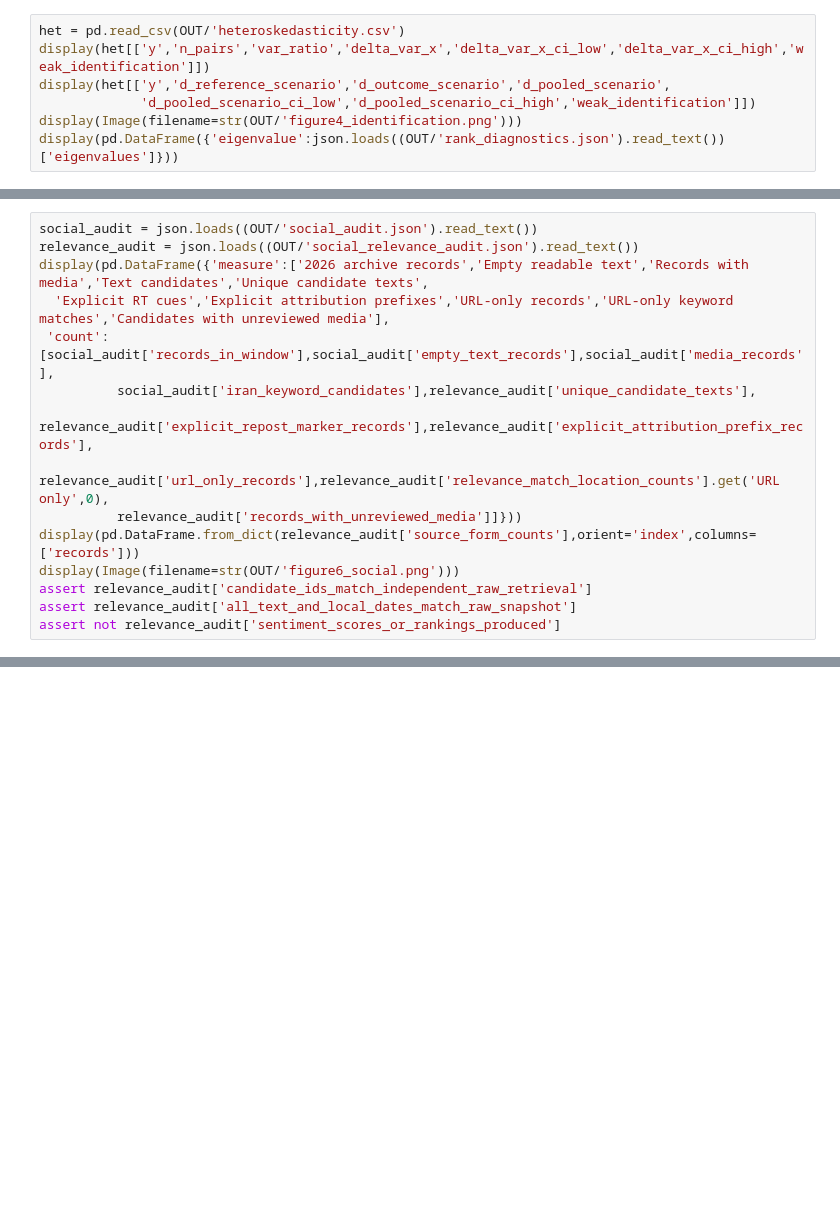
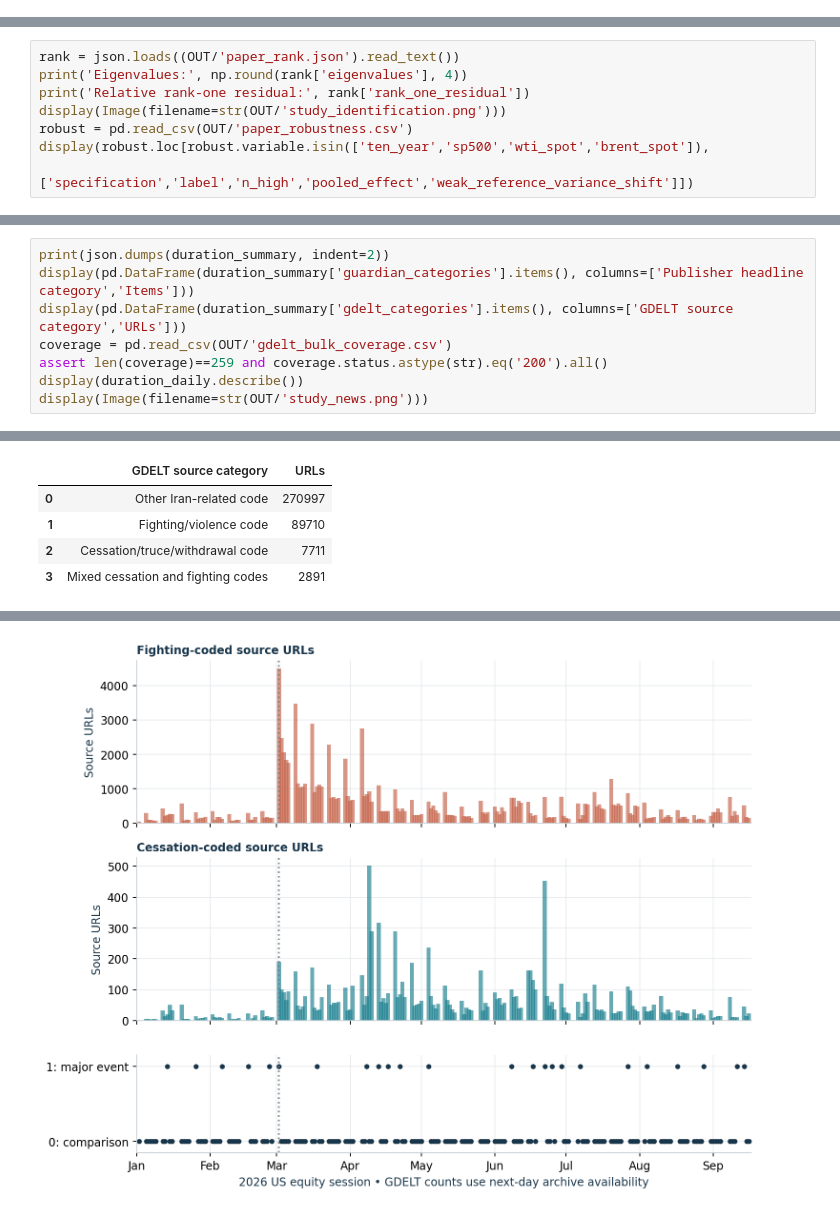
Before and after one commit to ph2606/FRE-GY-7871A-Assignment3, a Jupyter notebook: assignment3.ipynb, the cells around one changed output, grey strips where cells are left out. Drawn from its saved outputs; the diff is of its cells as text; blank space fills up the shorter version.

Commit message:
Replicate war-risk tables and analyze Iran conflict duration news

```diff
--- a/assignment3.ipynb
+++ b/assignment3.ipynb
@@ -309,7 +0,0 @@ The bootstrap resamples matched pairs together (1,999 draws). If the anchor vari
-# %%
-het = pd.read_csv(OUT/'heteroskedasticity.csv')
-display(het[['y','n_pairs','var_ratio','delta_var_x','delta_var_x_ci_low','delta_var_x_ci_high','weak_identification']])
-display(het[['y','d_reference_scenario','d_outcome_scenario','d_pooled_scenario',
-             'd_pooled_scenario_ci_low','d_pooled_scenario_ci_high','weak_identification']])
-display(Image(filename=str(OUT/'figure4_identification.png')))
-display(pd.DataFrame({'eigenvalue':json.loads((OUT/'rank_diagnostics.json').read_text())['eigenvalues']}))
@@ -517,15 +0,0 @@ No verified complete 2026 X corpus was acquired; Truth Social is not called Twit
-# %%
-social_audit = json.loads((OUT/'social_audit.json').read_text())
-relevance_audit = json.loads((OUT/'social_relevance_audit.json').read_text())
-display(pd.DataFrame({'measure':['2026 archive records','Empty readable text','Records with media','Text candidates','Unique candidate texts',
-  'Explicit RT cues','Explicit attribution prefixes','URL-only records','URL-only keyword matches','Candidates with unreviewed media'],
- 'count':[social_audit['records_in_window'],social_audit['empty_text_records'],social_audit['media_records'],
-          social_audit['iran_keyword_candidates'],relevance_audit['unique_candidate_texts'],
-          relevance_audit['explicit_repost_marker_records'],relevance_audit['explicit_attribution_prefix_records'],
-          relevance_audit['url_only_records'],relevance_audit['relevance_match_location_counts'].get('URL only',0),
-          relevance_audit['records_with_unreviewed_media']]}))
-display(pd.DataFrame.from_dict(relevance_audit['source_form_counts'],orient='index',columns=['records']))
-display(Image(filename=str(OUT/'figure6_social.png')))
-assert relevance_audit['candidate_ids_match_independent_raw_retrieval']
-assert relevance_audit['all_text_and_local_dates_match_raw_snapshot']
-assert not relevance_audit['sentiment_scores_or_rankings_produced']
@@ -598,0 +311,8 @@ Notebook calculations completed; raw and derived data remain outside version con
+# %%
+rank = json.loads((OUT/'paper_rank.json').read_text())
+print('Eigenvalues:', np.round(rank['eigenvalues'], 4))
+print('Relative rank-one residual:', rank['rank_one_residual'])
+display(Image(filename=str(OUT/'study_identification.png')))
+robust = pd.read_csv(OUT/'paper_robustness.csv')
+display(robust.loc[robust.variable.isin(['ten_year','sp500','wti_spot','brent_spot']),
+                  ['specification','label','n_high','pooled_effect','weak_reference_variance_shift']])
@@ -598,0 +370,9 @@ Notebook calculations completed; raw and derived data remain outside version con
+# %%
+print(json.dumps(duration_summary, indent=2))
+display(pd.DataFrame(duration_summary['guardian_categories'].items(), columns=['Publisher headline category','Items']))
+display(pd.DataFrame(duration_summary['gdelt_categories'].items(), columns=['GDELT source category','URLs']))
+coverage = pd.read_csv(OUT/'gdelt_bulk_coverage.csv')
+assert len(coverage)==259 and coverage.status.astype(str).eq('200').all()
+display(duration_daily.describe())
+display(Image(filename=str(OUT/'study_news.png')))
+# %% [output]
@@ -598,0 +404,5 @@ Notebook calculations completed; raw and derived data remain outside version con
+|  | GDELT source category | URLs |
+| 0 | Other Iran-related code | 270997 |
+| 1 | Fighting/violence code | 89710 |
+| 2 | Cessation/truce/withdrawal code | 7711 |
+| 3 | Mixed cessation and fighting codes | 2891 |
@@ -598,0 +418 @@ Notebook calculations completed; raw and derived data remain outside version con
+[figure, added]
```
Also changed, not shown: parts of 61 cells of this notebook, 20 other files.
